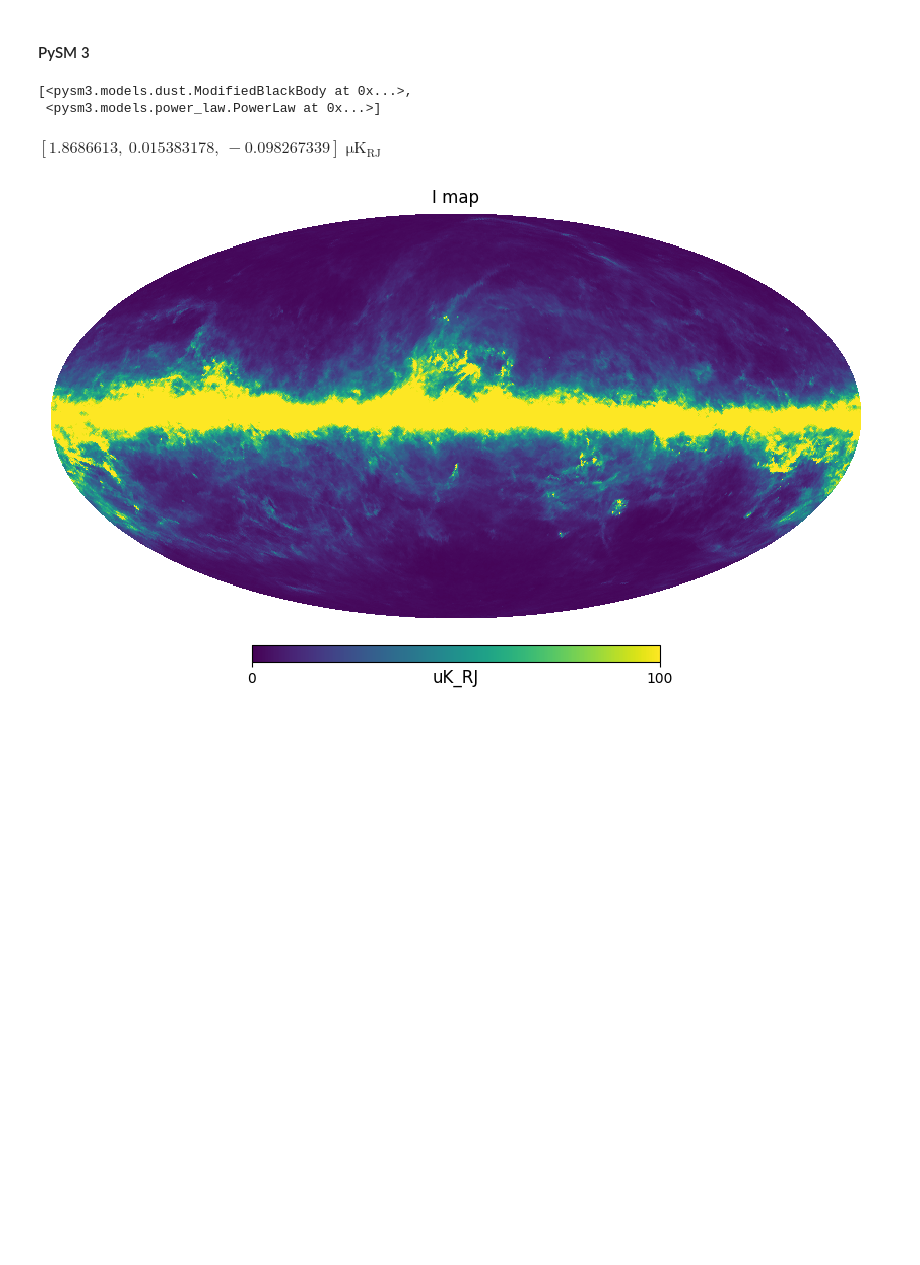
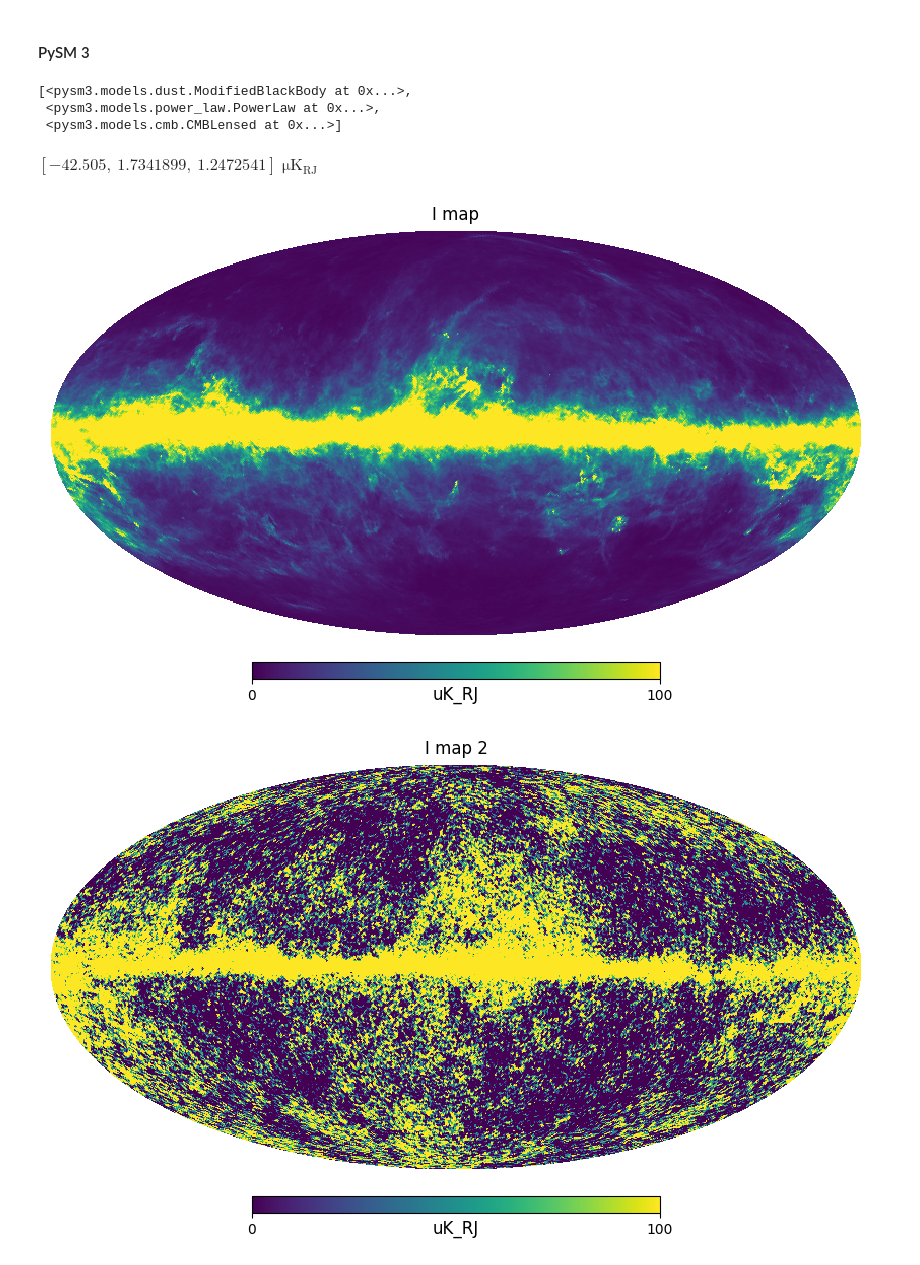
Before and after one commit to dprovaso/Diffusion-model-with-pytorch, a Jupyter notebook: dm_cmb.ipynb, the cells around one changed output. Saved outputs shown, nothing was run; the diff lists cells and outputs as text; code cells hidden in the pictures; blank space fills up the shorter version.

```diff
--- a/dm_cmb.ipynb
+++ b/dm_cmb.ipynb
@@ -56,9 +55,13 @@ nside (int): The HEALPix resolution parameter.
 """
 sky = pysm3.Sky(nside=128, preset_strings=["d1", "s1"])
 sky.components
+
+sky2 = pysm3.Sky(nside=128, preset_strings=["d1", "s1","c1"]) #c1 is CMB with lensing
+sky2.components
 # %% [output]
 [<pysm3.models.dust.ModifiedBlackBody at 0x...>,
- <pysm3.models.power_law.PowerLaw at 0x...>]
+ <pysm3.models.power_law.PowerLaw at 0x...>,
+ <pysm3.models.cmb.CMBLensed at 0x...>]
 # %%
 """
 get_emission(frequency, **kwargs): Get the emission at a given frequency.
@@ -72,11 +75,16 @@ Each base pixel is then subdivided into 4 child pixels at the next resolution le
 
 map_100GHz = sky.get_emission(100 * u.GHz)
 map_100GHz[:,0] # returns [I, Q, U] for first base pixel
+
+map_100GHz2 = sky2.get_emission(100 * u.GHz)
+map_100GHz2[:,0] # returns [I, Q, U] for first base pixel
 # %% [output]
-$[1.8686613,~0.015383178,~-0.098267339] \; \mathrm{\mu K_{{RJ}}}$
+$[-42.505,~1.7341899,~1.2472541] \; \mathrm{\mu K_{{RJ}}}$
 # %%
 hp.mollview(map_100GHz[0], min=0, max=1e2, title="I map", unit=map_100GHz.unit)
+hp.mollview(map_100GHz2[0], min=0, max=1e2, title="I map 2", unit=map_100GHz.unit)
 # %% [output]
 [figure]
+[figure, added]
 # %%
 hp.mollview(np.sqrt(map_100GHz[1]**2 + map_100GHz[2]**2), title="P map", min=0, max=1e1, unit=map_100GHz.unit)
```
Also changed, not shown: parts of 7 cells of this notebook, 1 other file.
